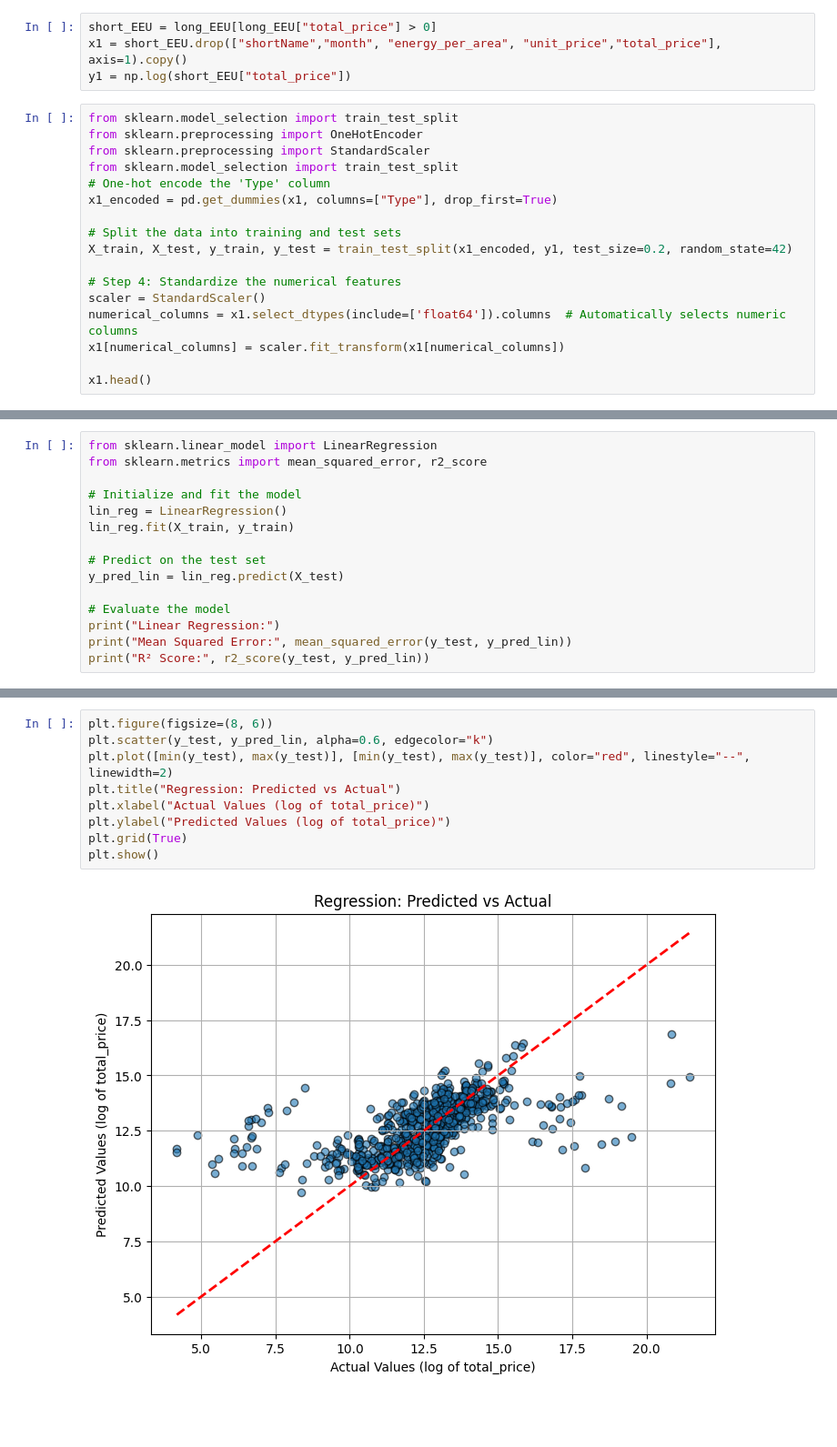
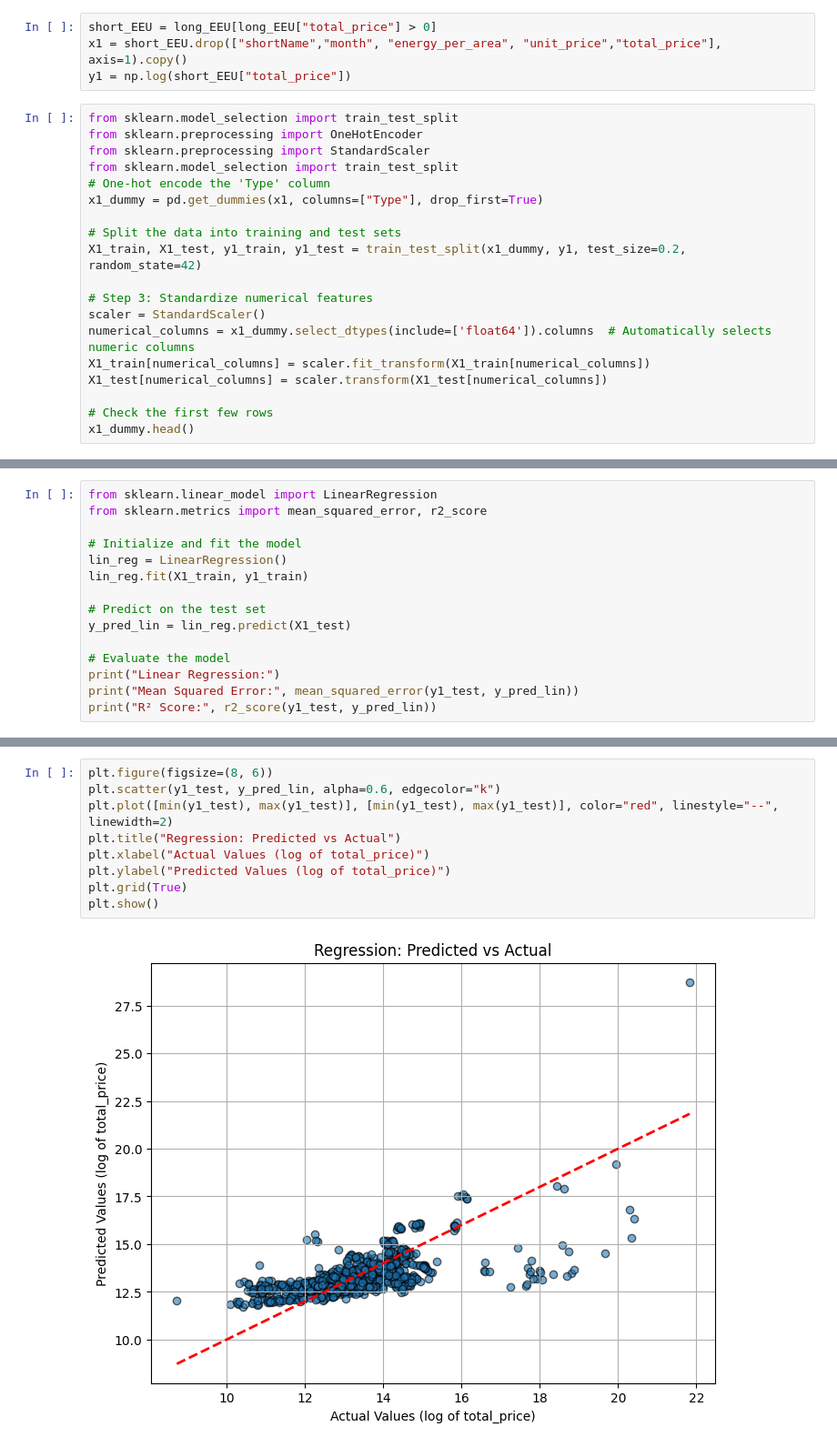
Before and after one commit to Speculatorrr/ECON323-Building-Energy-Analysis, a Jupyter notebook: Final_Project_new.ipynb, the cells around one changed output, grey strips where cells are left out. Shown at 91% size. Drawn from its saved outputs; the diff is of its cells as text; blank space fills up the shorter version.

```diff
--- a/Final_Project_new.ipynb
+++ b/Final_Project_new.ipynb
@@ -462,15 +455,17 @@ from sklearn.preprocessing import OneHotEncoder
 from sklearn.preprocessing import StandardScaler
 from sklearn.model_selection import train_test_split
 # One-hot encode the 'Type' column
-x1_encoded = pd.get_dummies(x1, columns=["Type"], drop_first=True)
+x1_dummy = pd.get_dummies(x1, columns=["Type"], drop_first=True)
 
 # Split the data into training and test sets
-X_train, X_test, y_train, y_test = train_test_split(x1_encoded, y1, test_size=0.2, random_state=42)
+X1_train, X1_test, y1_train, y1_test = train_test_split(x1_dummy, y1, test_size=0.2, random_state=42)
 
-# Step 4: Standardize the numerical features
+# Step 3: Standardize numerical features
 scaler = StandardScaler()
-numerical_columns = x1.select_dtypes(include=['float64']).columns  # Automatically selects numeric columns
-x1[numerical_columns] = scaler.fit_transform(x1[numerical_columns])
+numerical_columns = x1_dummy.select_dtypes(include=['float64']).columns  # Automatically selects numeric columns
+X1_train[numerical_columns] = scaler.fit_transform(X1_train[numerical_columns])
+X1_test[numerical_columns] = scaler.transform(X1_test[numerical_columns])
 
-x1.head()
+# Check the first few rows
+x1_dummy.head()
 # %% [output]
@@ -498,14 +483,14 @@ from sklearn.metrics import mean_squared_error, r2_score
 
 # Initialize and fit the model
 lin_reg = LinearRegression()
-lin_reg.fit(X_train, y_train)
+lin_reg.fit(X1_train, y1_train)
 
 # Predict on the test set
-y_pred_lin = lin_reg.predict(X_test)
+y_pred_lin = lin_reg.predict(X1_test)
 
 # Evaluate the model
 print("Linear Regression:")
-print("Mean Squared Error:", mean_squared_error(y_test, y_pred_lin))
-print("R² Score:", r2_score(y_test, y_pred_lin))
+print("Mean Squared Error:", mean_squared_error(y1_test, y_pred_lin))
+print("R² Score:", r2_score(y1_test, y_pred_lin))
 # %% [output]
 Linear Regression:
@@ -535,14 +522,14 @@ R² Score: 0.3208708926952305
 # %%
 plt.figure(figsize=(8, 6))
-plt.scatter(y_test, y_pred_lin, alpha=0.6, edgecolor="k")
-plt.plot([min(y_test), max(y_test)], [min(y_test), max(y_test)], color="red", linestyle="--", linewidth=2)
+plt.scatter(y1_test, y_pred_lin, alpha=0.6, edgecolor="k")
+plt.plot([min(y1_test), max(y1_test)], [min(y1_test), max(y1_test)], color="red", linestyle="--", linewidth=2)
 plt.title("Regression: Predicted vs Actual")
 plt.xlabel("Actual Values (log of total_price)")
 plt.ylabel("Predicted Values (log of total_price)")
 plt.grid(True)
 plt.show()
 # %% [output]
-[figure, old version]
+[figure, new version]
 # %%
 from sklearn.linear_model import Lasso
 from sklearn import linear_model
```
Also changed, not shown: parts of 10 cells of this notebook.
